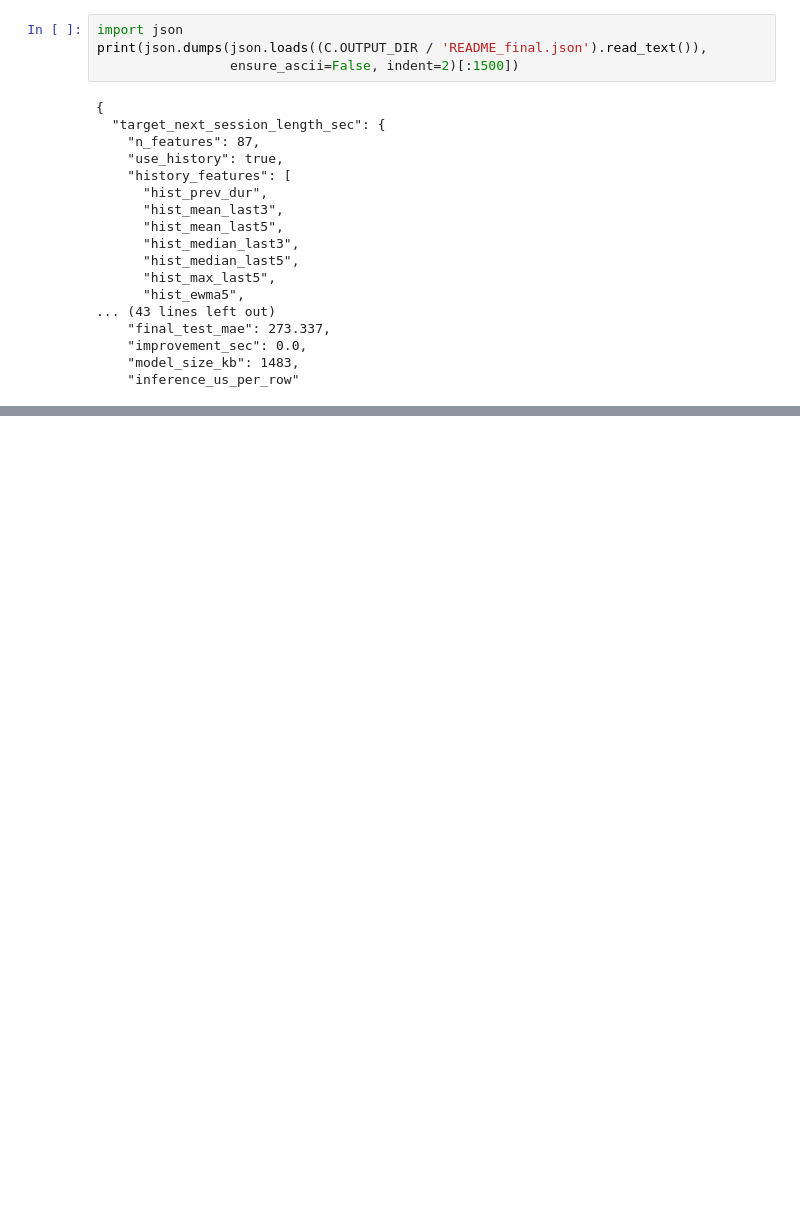
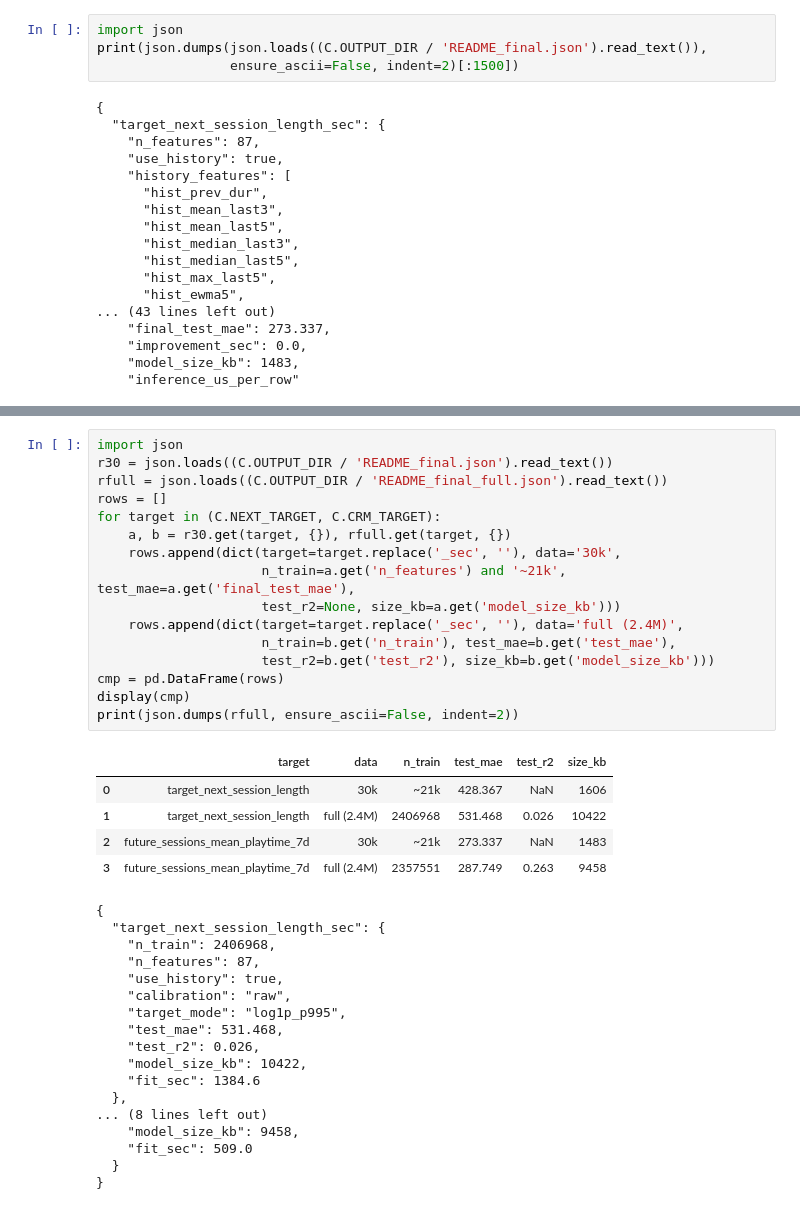
Before and after one commit to Gazizovvyacheslav/ml_in_gamedev_project, a Jupyter notebook: participants/participant_2/7_final_model.ipynb, the cells around one changed output, grey strips where cells are left out. Saved outputs shown, nothing was run; the diff lists cells and outputs as text; blank space fills up the shorter version.

```diff
--- a/participants/participant_2/7_final_model.ipynb
+++ b/participants/participant_2/7_final_model.ipynb
@@ -140,0 +145,39 @@ print(json.dumps(json.loads((C.OUTPUT_DIR / 'README_final.json').read_text()),
+# %%
+import json
+r30 = json.loads((C.OUTPUT_DIR / 'README_final.json').read_text())
+rfull = json.loads((C.OUTPUT_DIR / 'README_final_full.json').read_text())
+rows = []
+for target in (C.NEXT_TARGET, C.CRM_TARGET):
+    a, b = r30.get(target, {}), rfull.get(target, {})
+    rows.append(dict(target=target.replace('_sec', ''), data='30k',
+                     n_train=a.get('n_features') and '~21k', test_mae=a.get('final_test_mae'),
+                     test_r2=None, size_kb=a.get('model_size_kb')))
+    rows.append(dict(target=target.replace('_sec', ''), data='full (2.4M)',
+                     n_train=b.get('n_train'), test_mae=b.get('test_mae'),
+                     test_r2=b.get('test_r2'), size_kb=b.get('model_size_kb')))
+cmp = pd.DataFrame(rows)
+display(cmp)
+print(json.dumps(rfull, ensure_ascii=False, indent=2))
+# %% [output]
+|  | target | data | n_train | test_mae | test_r2 | size_kb |
+| 0 | target_next_session_length | 30k | ~21k | 428.367 | NaN | 1606 |
+| 1 | target_next_session_length | full (2.4M) | 2406968 | 531.468 | 0.026 | 10422 |
+| 2 | future_sessions_mean_playtime_7d | 30k | ~21k | 273.337 | NaN | 1483 |
+| 3 | future_sessions_mean_playtime_7d | full (2.4M) | 2357551 | 287.749 | 0.263 | 9458 |
+{
+  "target_next_session_length_sec": {
+    "n_train": 2406968,
+    "n_features": 87,
+    "use_history": true,
+    "calibration": "raw",
+    "target_mode": "log1p_p995",
+    "test_mae": 531.468,
+    "test_r2": 0.026,
+    "model_size_kb": 10422,
+    "fit_sec": 1384.6
+  },
+... (8 lines left out)
+    "model_size_kb": 9458,
+    "fit_sec": 509.0
+  }
+}
```
Also changed, not shown: parts of 3 cells of this notebook, 4 other files.
